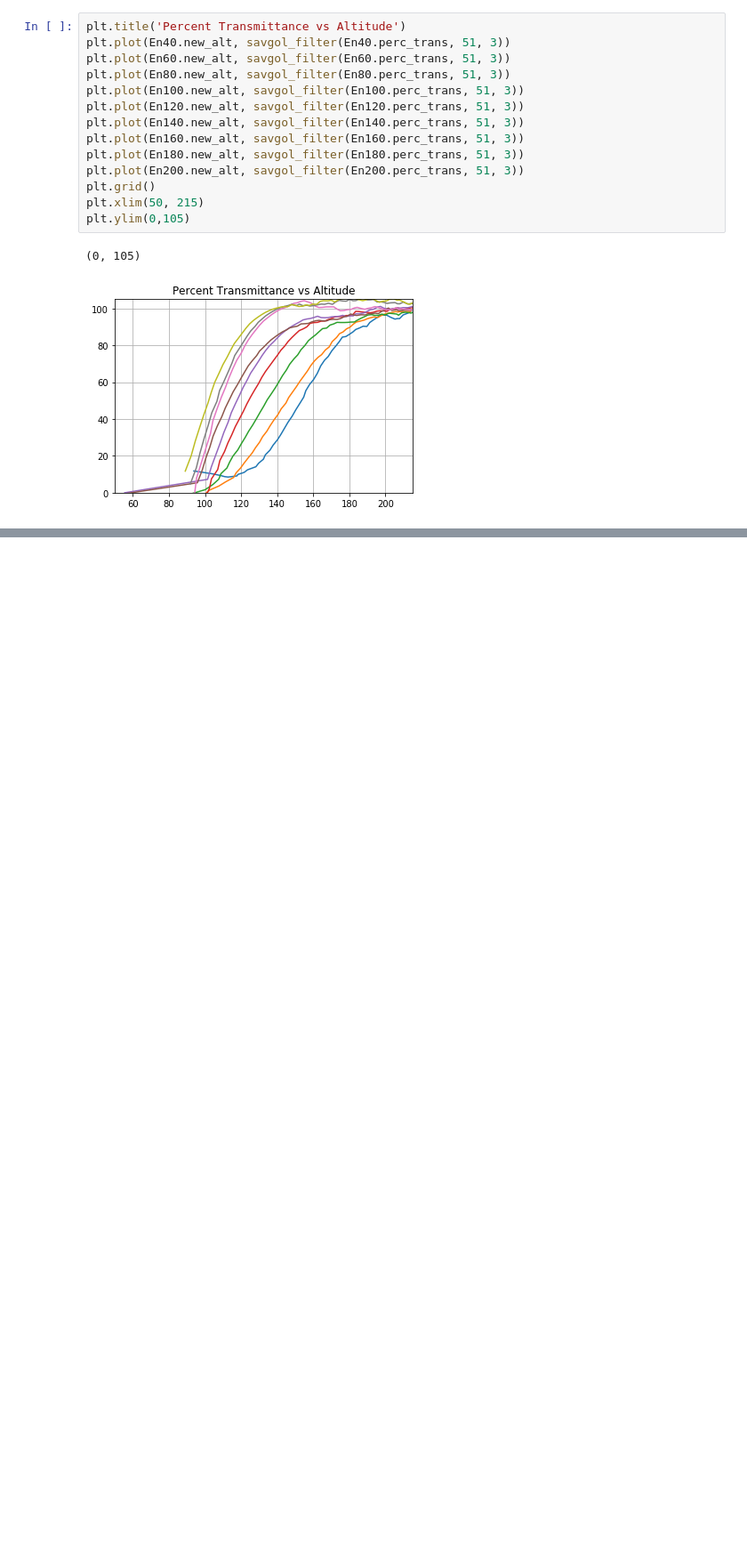
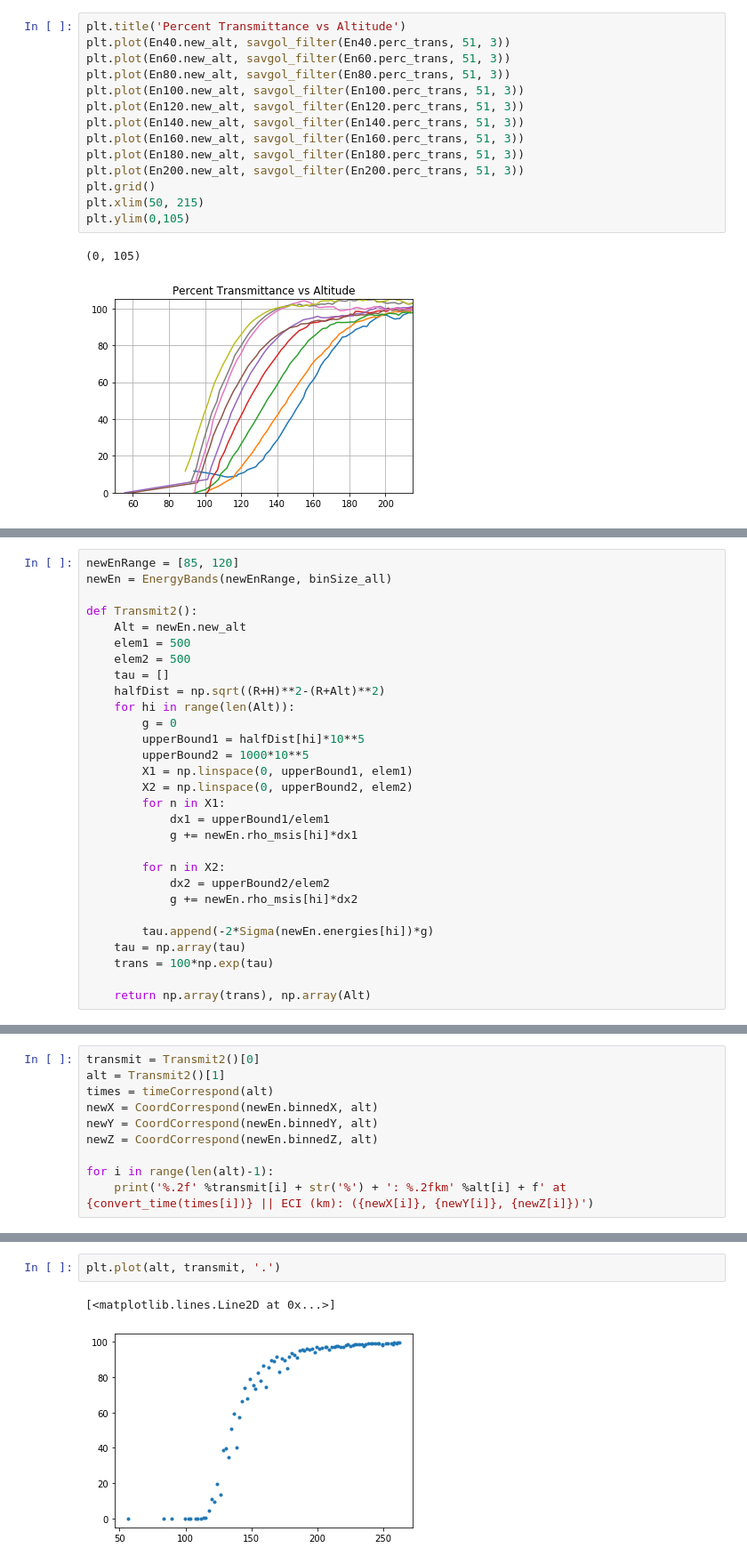
Before and after one commit to dmrowan/LommenResearchGroup, a Jupyter notebook: HorizonCrossing/navigation.ipynb, the cells around one changed output, grey strips where cells are left out. Shown at 89% size. Cells and saved outputs as stored; diff of their text form; blank space fills up the shorter version.

```diff
--- a/HorizonCrossing/navigation.ipynb
+++ b/HorizonCrossing/navigation.ipynb
@@ -457,0 +441,29 @@ plt.ylim(0,105)
+# %%
+newEnRange = [85, 120]
+newEn = EnergyBands(newEnRange, binSize_all)
+
+def Transmit2():
+    Alt = newEn.new_alt
+    elem1 = 500
+    elem2 = 500
+    tau = []
+    halfDist = np.sqrt((R+H)**2-(R+Alt)**2)
+    for hi in range(len(Alt)):
+        g = 0
+        upperBound1 = halfDist[hi]*10**5
+        upperBound2 = 1000*10**5
+        X1 = np.linspace(0, upperBound1, elem1)
+        X2 = np.linspace(0, upperBound2, elem2)
+        for n in X1:
+            dx1 = upperBound1/elem1
+            g += newEn.rho_msis[hi]*dx1
+
+        for n in X2:
+            dx2 = upperBound2/elem2
+            g += newEn.rho_msis[hi]*dx2
+
+        tau.append(-2*Sigma(newEn.energies[hi])*g)
+    tau = np.array(tau)
+    trans = 100*np.exp(tau)
+
+    return np.array(trans), np.array(Alt)
@@ -457,0 +479,10 @@ plt.ylim(0,105)
+# %%
+transmit = Transmit2()[0]
+alt = Transmit2()[1]
+times = timeCorrespond(alt)
+newX = CoordCorrespond(newEn.binnedX, alt)
+newY = CoordCorrespond(newEn.binnedY, alt)
+newZ = CoordCorrespond(newEn.binnedZ, alt)
+
+for i in range(len(alt)-1):
+    print('%.2f' %transmit[i] + str('%') + ': %.2fkm' %alt[i] + f' at {convert_time(times[i])} || ECI (km): ({newX[i]}, {newY[i]}, {newZ[i]})')
@@ -457,0 +533,5 @@ plt.ylim(0,105)
+# %%
+plt.plot(alt, transmit, '.')
+# %% [output]
+[<matplotlib.lines.Line2D at 0x...>]
+[figure, added]
```
Also changed, not shown: parts of 13 cells of this notebook.
